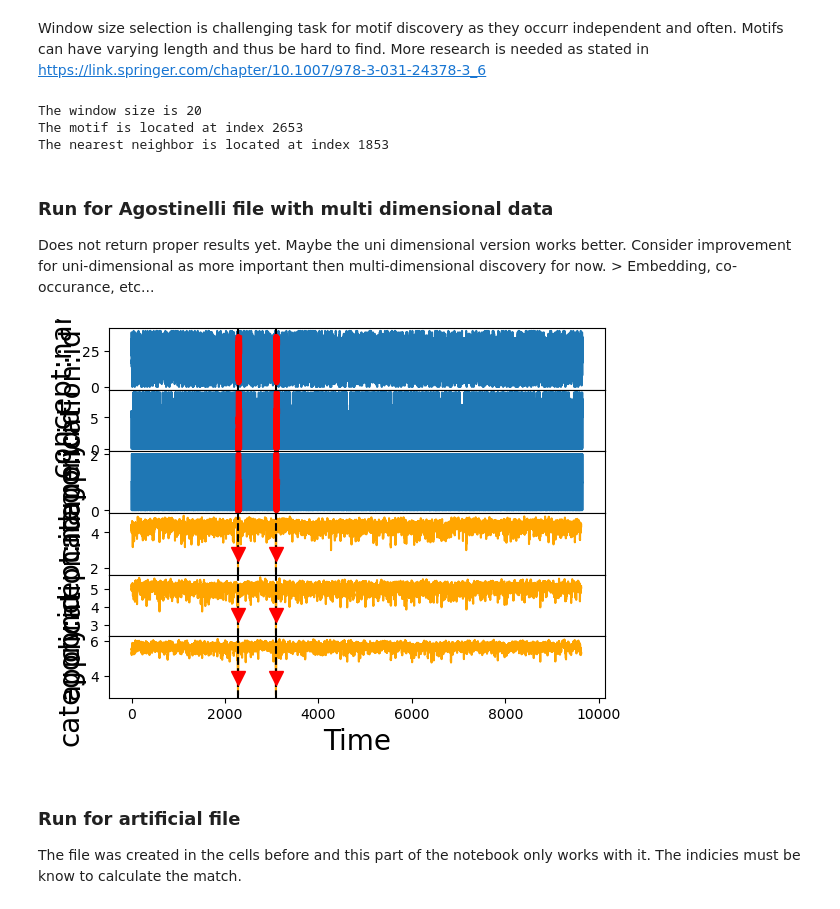
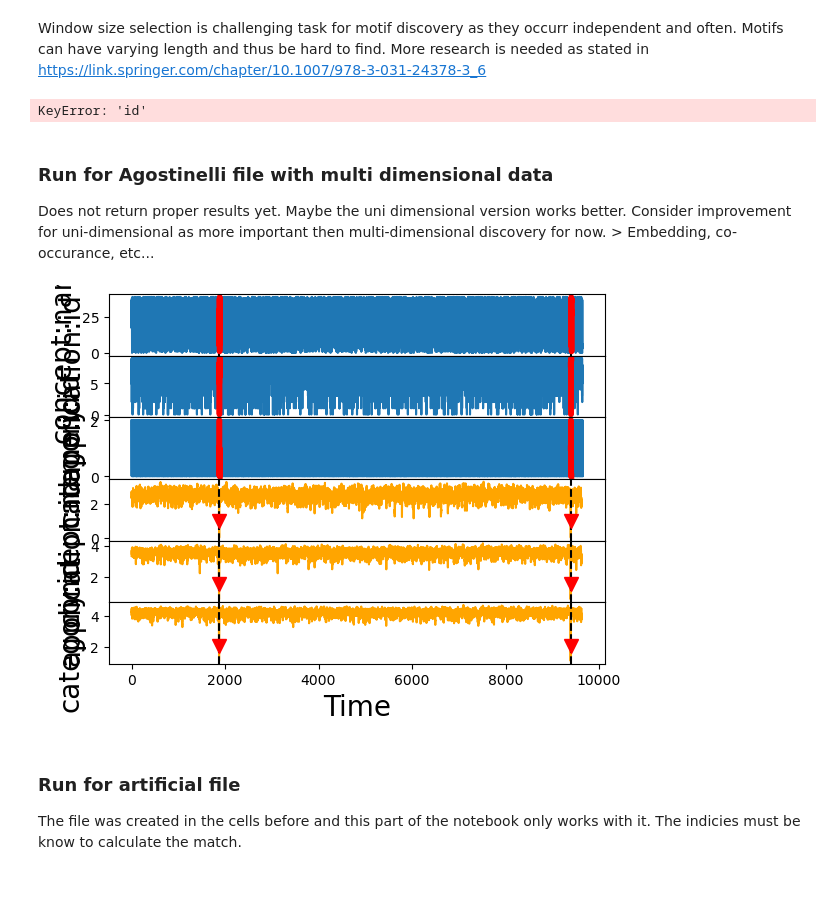
Before and after one commit to thohenadl/TSMDforUILogs, a Jupyter notebook: MotifsUiData.ipynb, the cells around one changed output. Saved outputs shown, nothing was run; the diff lists cells and outputs as text; code cells hidden in the pictures.

```diff
--- a/MotifsUiData.ipynb
+++ b/MotifsUiData.ipynb
@@ -50,7 +49,7 @@ df
 Validation Logs created in validationLogCreation.ipynb
 # %%
 # Validation Logs
-csvPath = "logs/smartRPA/validation/"
+csvPath = "logs/smartRPA/validation_5Shuffle_5Reduction/"
 
 filename = "Log_1_1_2_9600.csv"
 
@@ -172,8 +152,10 @@ application_matrix
 # Update dict creation to sort the data before to create meaningful dicts -> Equal applications are grouped together for example
 # By Appearing in the UI Log > Continuous hot encoding
 applicationDict = createDict(set(df['application'].unique()))
+appByOrder = applicationDict
 # By co-occurance spectral ordering based on application_matrix
 applicationDict = createDict(list(application_matrix))
+appByCooccurance = applicationDict
 
 # Add as new column to the dataframe
 df['application:id'] = df.apply(lambda row: get_key(row, applicationDict, 'application'), axis=1)
@@ -181,11 +163,19 @@ df['application:id'] = df.apply(lambda row: get_key(row, applicationDict, 'appli
 #### Encoding of concept:name / action ####
 # Concept Name Encoding -> Use One
 # By Appearing in the UI Log > Continuous hot encoding
-conceptNamesDict = createDict(set(df.sort_values(by=['concept:name'])['concept:name'].unique()))
+conceptNamesDict = createDict(list(df['concept:name'].unique()))
+conceptByName = conceptNamesDict
+# By Appearing in the UI Log > Continuous hot encoding
+conceptNamesDict = createDict(list(df.sort_values(by=['concept:name'])['concept:name'].unique()))
+conceptSorted = conceptNamesDict
 # By Ordering on the application id
-conceptNamesDict = createDict(set(df.sort_values(by=['application:id'])['concept:name'].unique()))
+conceptNamesDict = createDict(list(df.sort_values(by=['application:id'])['concept:name'].unique()))
+conceptByApp = conceptNamesDict
 # By all possible action types
 # conceptNamesDict = createDict(conceptNames)
+# By Co-Occurrance and spectral ordering
+# conceptNamesDict = createDict(list(concept_name_matrix))
+conceptByOccurance = conceptNamesDict
 
 df['concept:name:id'] = df.apply(lambda row: get_key(row, conceptNamesDict, 'concept:name'), axis=1)
 
@@ -390,7 +471,7 @@ ids = df.loc[starting_row:ending_row,'id'].tolist()
 rows = [i for i in range(len(df.loc[starting_row:ending_row,'id']))]
 
 # Manually set window size
-window_size = 20
+window_size = 25
 
 event_series = df.loc[starting_row:ending_row,'id'].values.astype(float)
 tm_matrix = stumpy.stump(event_series, window_size)
@@ -402,9 +483,7 @@ print(f"The window size is {window_size}")
 print(f"The motif is located at index {motif_idx_tm}")
 print(f"The nearest neighbor is located at index {nearest_neighbor_idx_tm}\n")
 # %% [output]
-The window size is 20
-The motif is located at index 2653
-The nearest neighbor is located at index 1853
+KeyError: 'id'
 # %% [markdown]
 ### Run for Agostinelli file with multi dimensional data
 
@@ -416,40 +495,39 @@ df['concept:name:id'] = df['concept:name:id'].astype(float)
 df['application:id'] = df['application:id'].astype(float)
 df['category:id'] = df['category:id'].astype(float)
 
-
-m=30
+m=20
 mps, indices = stumpy.mstump(df, m)
 motifs_idx = np.argmin(mps, axis=1)
 nn_idx = indices[np.arange(len(motifs_idx)), motifs_idx]
 
 fig, axs = plt.subplots(mps.shape[0] * 2, sharex=True, gridspec_kw={'hspace': 0})
 
 for k, dim_name in enumerate(df.columns):
     axs[k].set_ylabel(dim_name, fontsize='20')
     axs[k].plot(df[dim_name])
     axs[k].set_xlabel('Time', fontsize ='20')
 
     axs[k + mps.shape[0]].set_ylabel(dim_name.replace('T', 'P'), fontsize='20')
     axs[k + mps.shape[0]].plot(mps[k], c='orange')
     axs[k + mps.shape[0]].set_xlabel('Time', fontsize ='20')
 
     axs[k].axvline(x=motifs_idx[1], linestyle="dashed", c='black')
     axs[k].axvline(x=nn_idx[1], linestyle="dashed", c='black')
     axs[k + mps.shape[0]].axvline(x=motifs_idx[1], linestyle="dashed", c='black')
     axs[k + mps.shape[0]].axvline(x=nn_idx[1], linestyle="dashed", c='black')
 
     if dim_name != 'T3':
         axs[k].plot(range(motifs_idx[k], motifs_idx[k] + m), df[dim_name].iloc[motifs_idx[k] : motifs_idx[k] + m], c='red', linewidth=4)
         axs[k].plot(range(nn_idx[k], nn_idx[k] + m), df[dim_name].iloc[nn_idx[k] : nn_idx[k] + m], c='red', linewidth=4)
         axs[k + mps.shape[0]].plot(motifs_idx[k], mps[k, motifs_idx[k]] + 1, marker="v", markersize=10, color='red')
         axs[k + mps.shape[0]].plot(nn_idx[k], mps[k, nn_idx[k]] + 1, marker="v", markersize=10, color='red')
     else:
         axs[k + mps.shape[0]].plot(motifs_idx[k], mps[k, motifs_idx[k]] + 1, marker="v", markersize=10, color='black')
         axs[k + mps.shape[0]].plot(nn_idx[k], mps[k, nn_idx[k]] + 1, marker="v", markersize=10, color='black')
 
 plt.show()
 # %% [output]
-[figure, old version]
+[figure, new version]
 # %% [markdown]
 ### Run for artificial file
 
```
Also changed, not shown: parts of 20 cells of this notebook, 8 other files.
